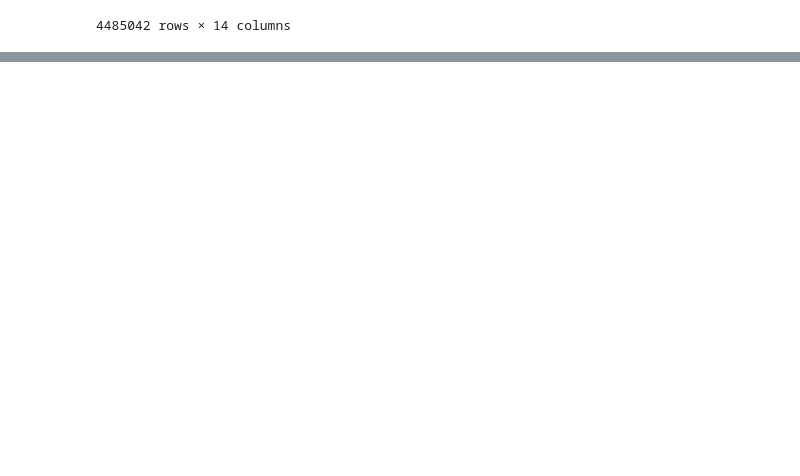
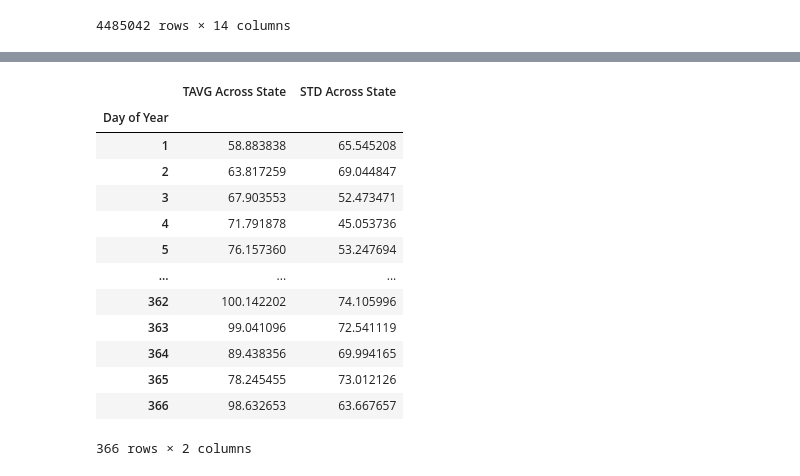
Before and after one commit to gavintchan/data200-grad-project, a Jupyter notebook: data200_grad_project.ipynb, the cells around one changed output, grey strips where cells are left out. Cells and saved outputs as stored; diff of their text form; code cells hidden in the pictures; blank space fills up the shorter version.

```diff
--- a/data200_grad_project.ipynb
+++ b/data200_grad_project.ipynb
@@ -709,0 +729,29 @@ sns.lineplot(data=test_df, x='Day of Year', y='TAVG')
+# %%
+# merge df_weather_texas so that it now has the TAVG Across State column,
+# and is grouped by date
+df_weather_texas_by_day = (
+    df_weather_texas
+    .merge(right=df_weather_texas_average, how='inner', on='Day of Year')
+    .merge(right=df_weather_texas_std, how='inner', on='Day of Year')
+    .groupby('Day of Year')[['TAVG Across State', 'STD Across State']]
+    .mean()
+)
+
+# df_weather_texas_by_day holds the average temperature and standard
+# deviation of a state (Texas) by Day of Year.
+df_weather_texas_by_day
+# %% [output]
+|  | TAVG Across State | STD Across State |
+| Day of Year |  |  |
+| 1 | 58.883838 | 65.545208 |
+| 2 | 63.817259 | 69.044847 |
+| 3 | 67.903553 | 52.473471 |
+| 4 | 71.791878 | 45.053736 |
+| 5 | 76.157360 | 53.247694 |
+| ... | ... | ... |
+| 362 | 100.142202 | 74.105996 |
+| 363 | 99.041096 | 72.541119 |
+| 364 | 89.438356 | 69.994165 |
+| 365 | 78.245455 | 73.012126 |
+| 366 | 98.632653 | 63.667657 |
+366 rows × 2 columns
```
Also changed, not shown: parts of 11 cells of this notebook.
